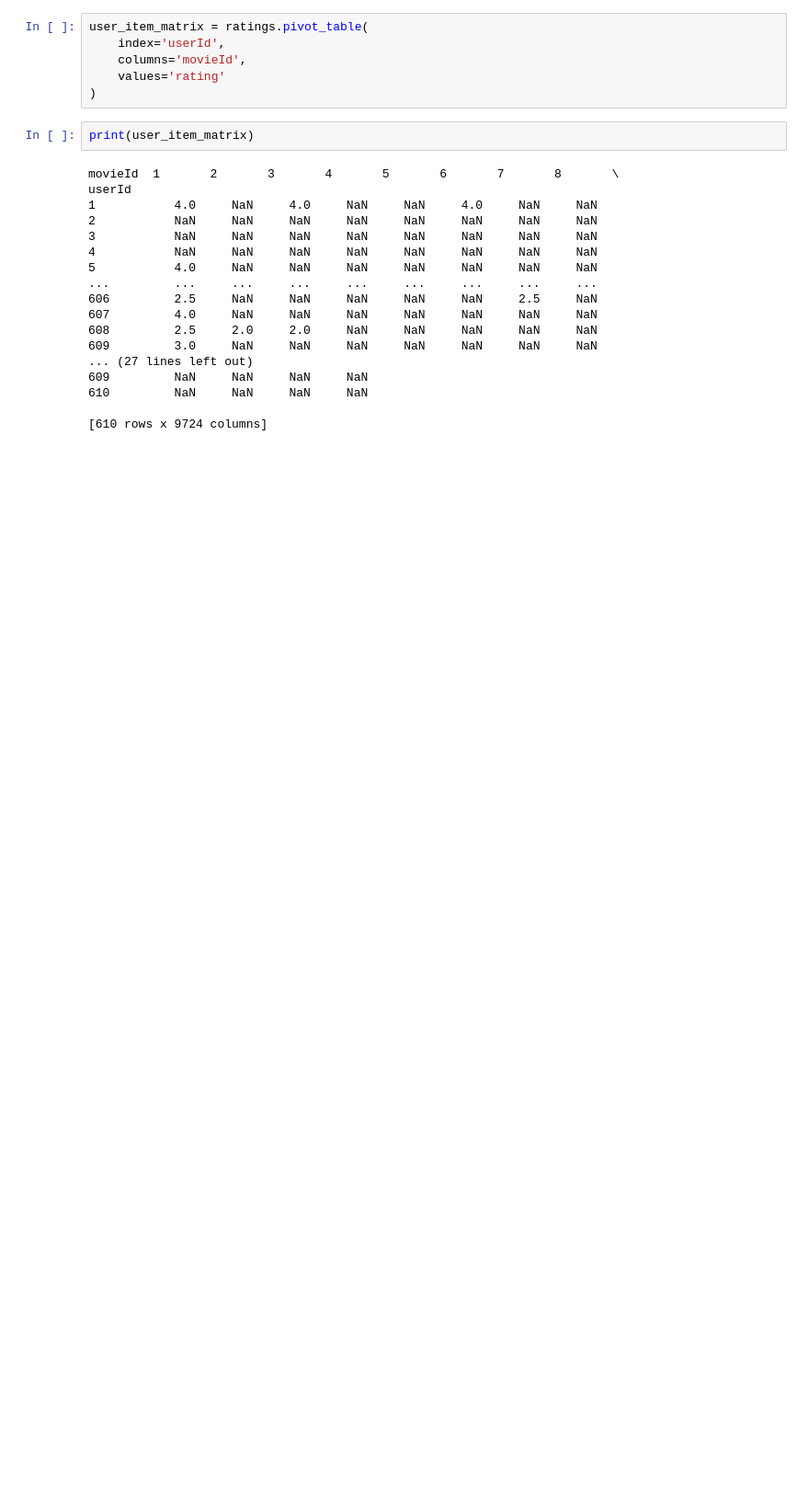
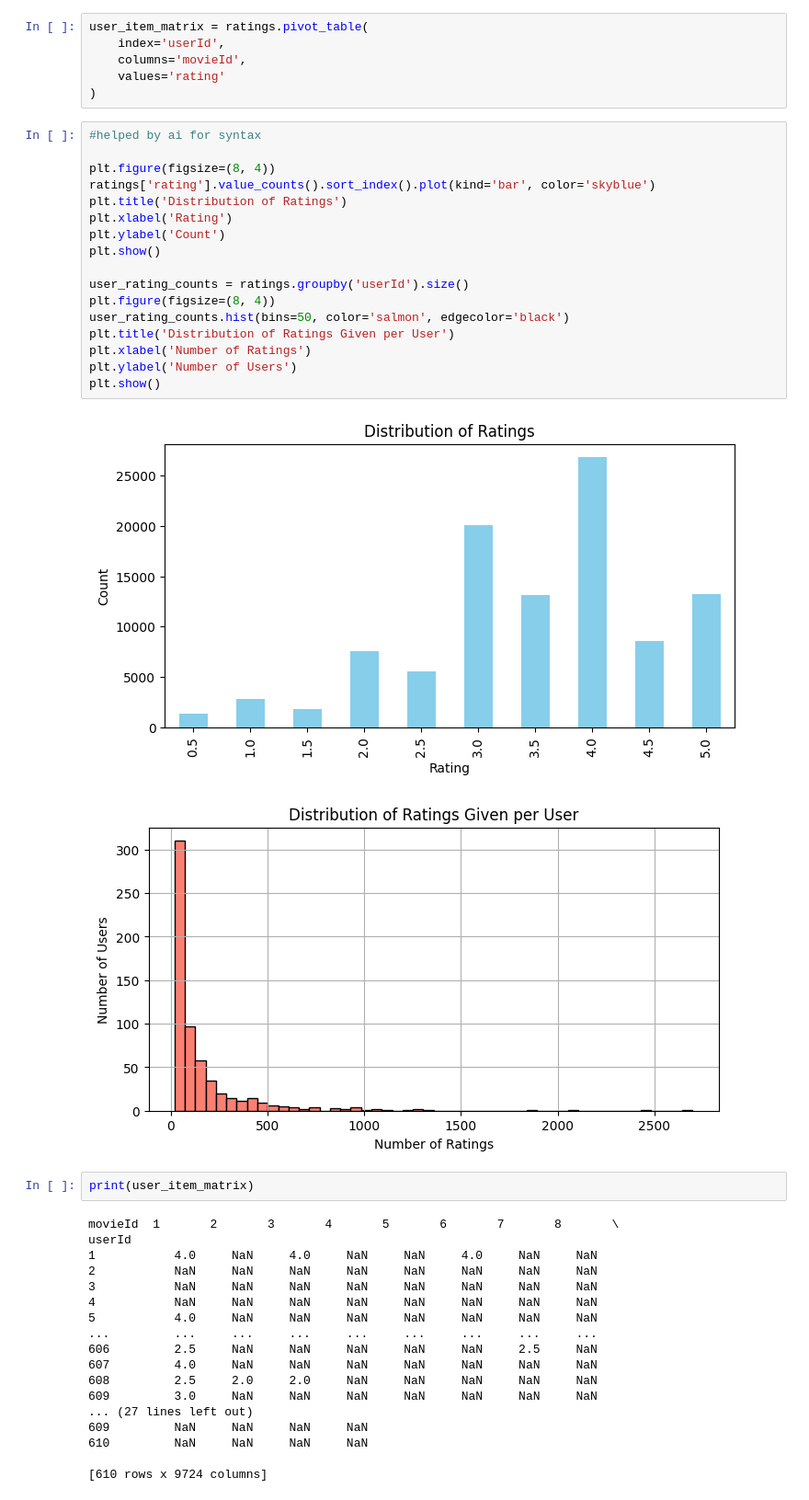
Before and after one commit to Ziad-Gebril/KNN, a Jupyter notebook: KNN.ipynb, the cells around one changed output. Shown at 92% size. Drawn from its saved outputs; the diff is of its cells as text; blank space fills up the shorter version.

```diff
--- a/KNN.ipynb
+++ b/KNN.ipynb
@@ -24,6 +28,26 @@ user_item_matrix = ratings.pivot_table(
     columns='movieId',
     values='rating'
 )
+# %%
+#helped by ai for syntax
+
+plt.figure(figsize=(8, 4))
+ratings['rating'].value_counts().sort_index().plot(kind='bar', color='skyblue')
+plt.title('Distribution of Ratings')
+plt.xlabel('Rating')
+plt.ylabel('Count')
+plt.show()
+
+user_rating_counts = ratings.groupby('userId').size()
+plt.figure(figsize=(8, 4))
+user_rating_counts.hist(bins=50, color='salmon', edgecolor='black')
+plt.title('Distribution of Ratings Given per User')
+plt.xlabel('Number of Ratings')
+plt.ylabel('Number of Users')
+plt.show()
+# %% [output]
+[figure, added]
+[figure, added]
 # %%
 print(user_item_matrix)
 # %% [output]
```
Also changed, not shown: parts of 5 cells of this notebook.
